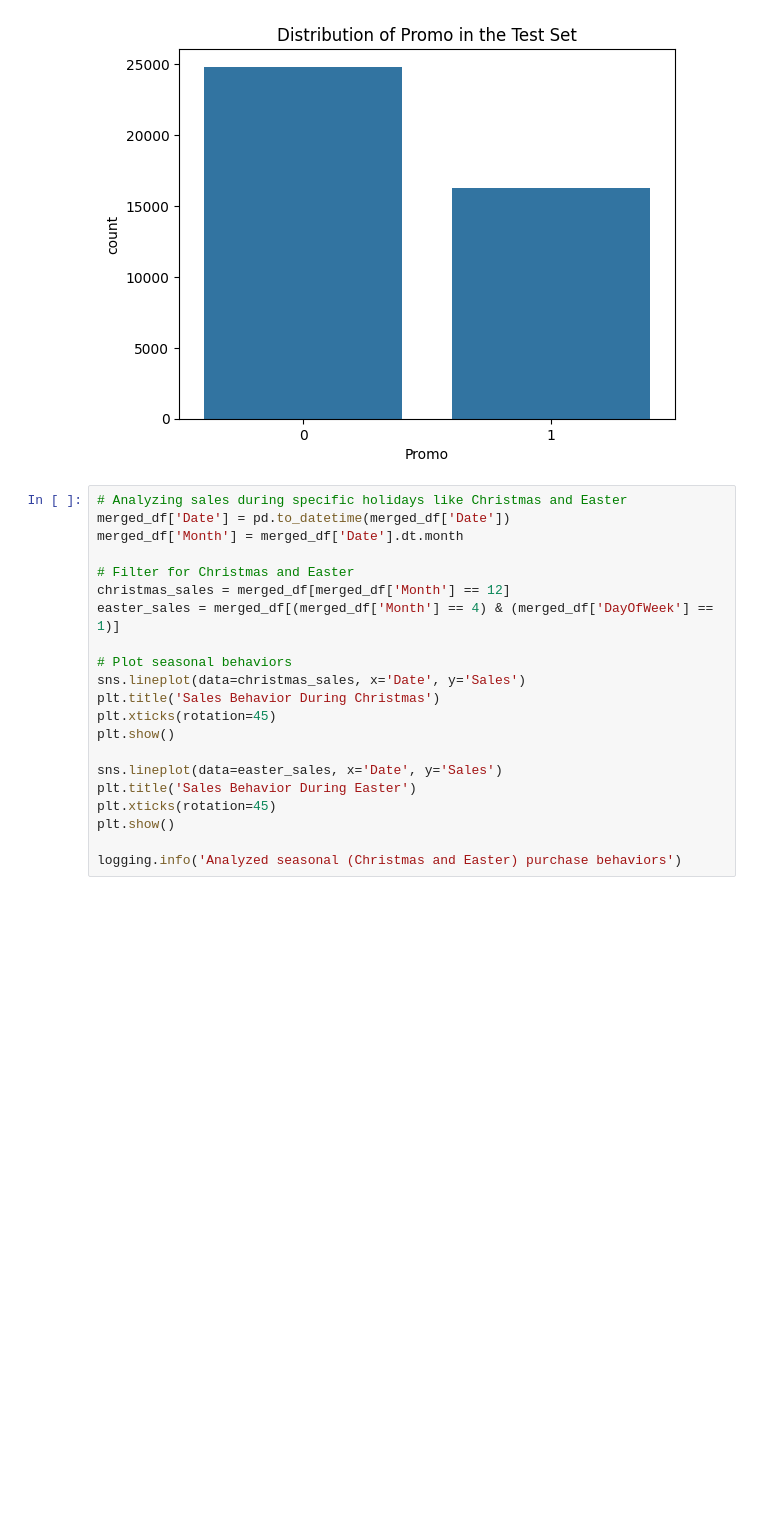
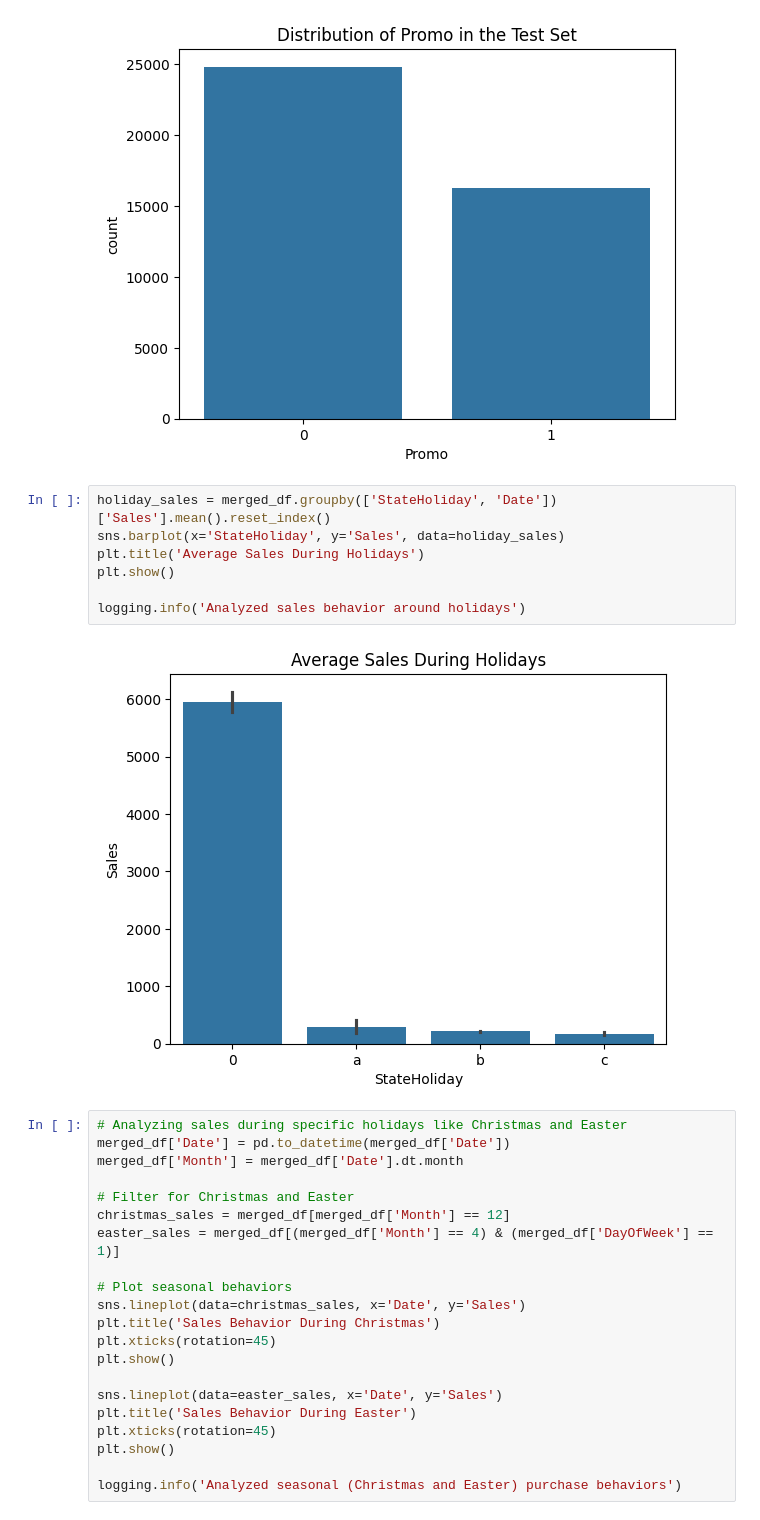
Before and after one commit to mareye132/Rossmann_Pharmaceuticals, a Jupyter notebook: notebooks/Rossman_Exploration.ipynb, the cells around one changed output. Cells and saved outputs as stored; diff of their text form; blank space fills up the shorter version.

Commit message:
adding additional visualization in Rossman_Exploration.ipynb code

```diff
--- a/notebooks/Rossman_Exploration.ipynb
+++ b/notebooks/Rossman_Exploration.ipynb
@@ -78,6 +78,15 @@ plt.show()
 logging.info('Analyzed and compared promo distribution in training and test sets')
 # %% [output]
 [figure]
+# %%
+holiday_sales = merged_df.groupby(['StateHoliday', 'Date'])['Sales'].mean().reset_index()
+sns.barplot(x='StateHoliday', y='Sales', data=holiday_sales)
+plt.title('Average Sales During Holidays')
+plt.show()
+
+logging.info('Analyzed sales behavior around holidays')
+# %% [output]
+[figure, added]
 # %%
 # Analyzing sales during specific holidays like Christmas and Easter
 merged_df['Date'] = pd.to_datetime(merged_df['Date'])
```
Also changed, not shown: parts of 6 cells of this notebook, 1 other file.
